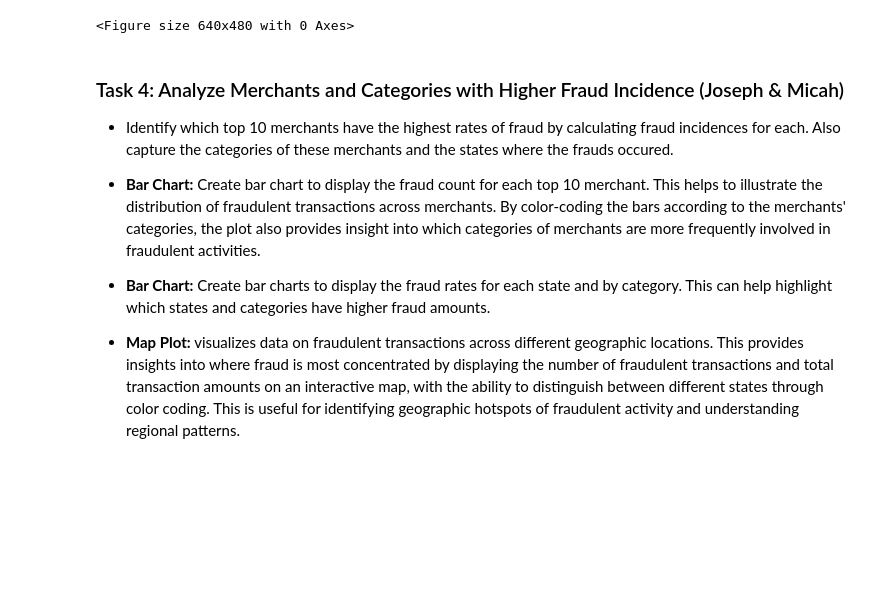
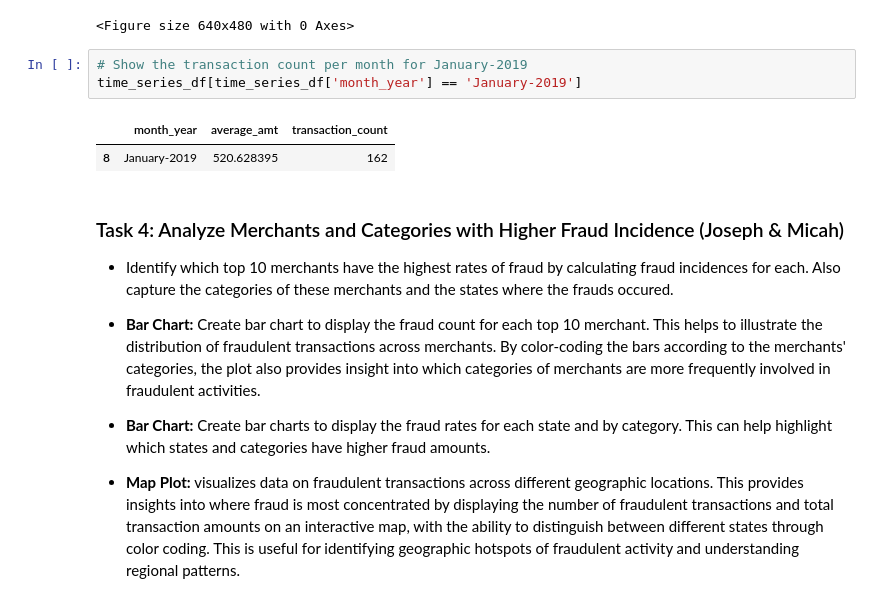
Before and after one commit to LackOfWitness/west-us-credit-card-fraud, a Jupyter notebook: Credit_Card_Fraud_Analysis-Team3-/credit_card_fraud_analysis.ipynb, the cells around one changed output. Saved outputs shown, nothing was run; the diff lists cells and outputs as text; blank space fills up the shorter version.

```diff
--- a/Credit_Card_Fraud_Analysis-Team3-/credit_card_fraud_analysis.ipynb
+++ b/Credit_Card_Fraud_Analysis-Team3-/credit_card_fraud_analysis.ipynb
@@ -283,6 +289,12 @@ plt.savefig("Visualizations/FraudTransactionCount_timeseries.png")
 # %% [output]
 [figure]
 <Figure size 640x480 with 0 Axes>
+# %%
+# Show the transaction count per month for January-2019
+time_series_df[time_series_df['month_year'] == 'January-2019']
+# %% [output]
+|  | month_year | average_amt | transaction_count |
+| 8 | January-2019 | 520.628395 | 162 |
 # %% [markdown]
 ### Task 4: Analyze Merchants and Categories with Higher Fraud Incidence (Joseph & Micah)
 
```
Also changed, not shown: parts of 3 cells of this notebook.
